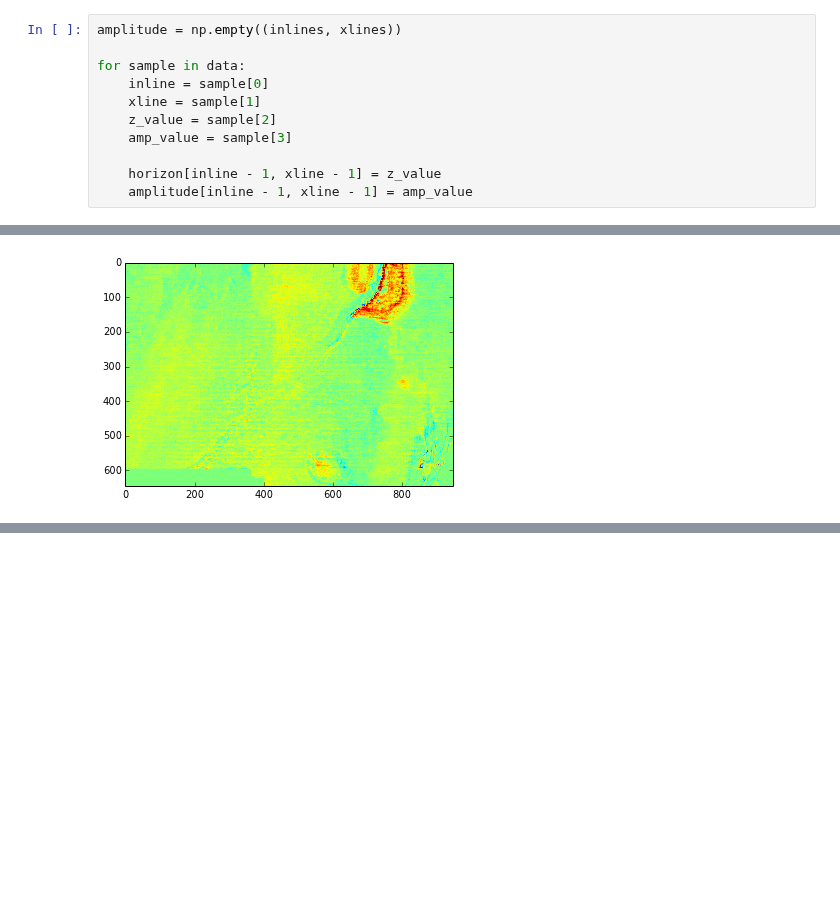
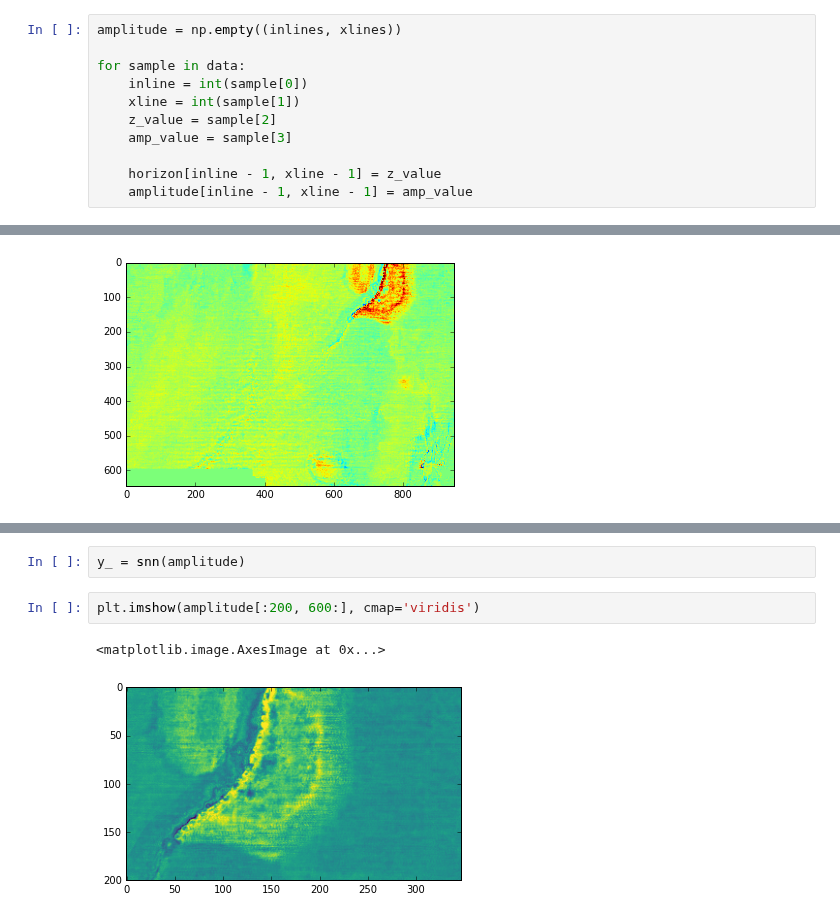
Before and after one commit to kwinkunks/notebooks, a Jupyter notebook: Amplitude.ipynb, the cells around one changed output, grey strips where cells are left out. Drawn from its saved outputs; the diff is of its cells as text; blank space fills up the shorter version.

```diff
--- a/Amplitude.ipynb
+++ b/Amplitude.ipynb
@@ -85,8 +88,8 @@ print horizon.shape
 amplitude = np.empty((inlines, xlines))
 
 for sample in data:
-    inline = sample[0]
-    xline = sample[1]
+    inline = int(sample[0])
+    xline = int(sample[1])
     z_value = sample[2]
     amp_value = sample[3]
 
@@ -116,0 +191,7 @@ plt.show()
+# %%
+y_ = snn(amplitude)
+# %%
+plt.imshow(amplitude[:200, 600:], cmap='viridis')
+# %% [output]
+<matplotlib.image.AxesImage at 0x...>
+[figure, added]
```
Also changed, not shown: parts of 37 cells of this notebook, 4 other files.
